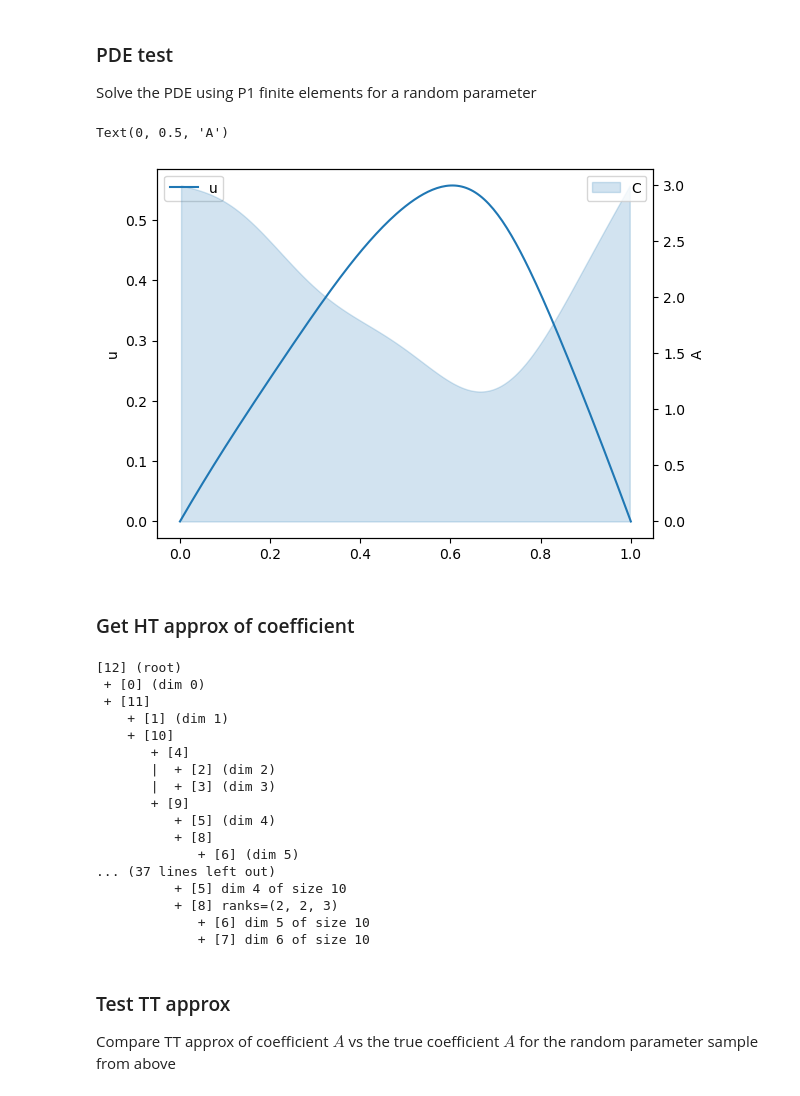
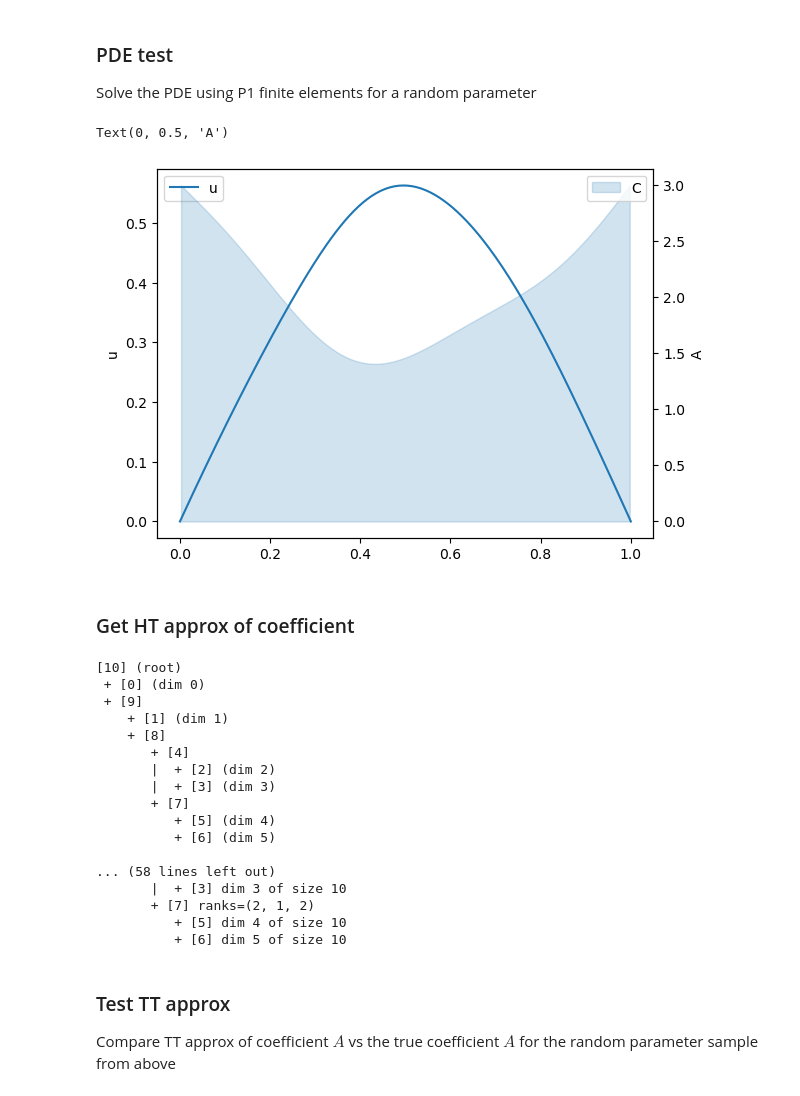
Before and after one commit to huberbenno/TT-IRT, a Jupyter notebook: python/htucker/tree_als_cross_test.ipynb, the cells around one changed output. Cells and saved outputs as stored; diff of their text form; code cells hidden in the pictures.

```diff
--- a/python/htucker/tree_als_cross_test.ipynb
+++ b/python/htucker/tree_als_cross_test.ipynb
@@ -15,8 +15,8 @@ class SimplePDE:
     Assemble components of matrix.
     """
 
-    if len(coeff) != 3:
-      raise Exception(f"Wrong number of matrix components ({len(coeff)} != 3).")
+    if len(coeff) != 2:
+      raise Exception(f"Wrong number of matrix components ({len(coeff)} != 2).")
 
     # diffusion component
     [nx, I] = np.shape(coeff[0])
@@ -33,17 +33,17 @@ class SimplePDE:
       A0.append(Ai)
 
     # convection component
-    [nx, I] = np.shape(coeff[1])
-    v = coeff[1][0,:]
-    # v= np.zeros_like(v)
-    A1 = []
-    for i in range(I):
-      # linearly dependent on v
-      Ai = np.zeros((self.N+1,self.N+1))
-      Ai.flat[1::self.N+2] = v[i]# set first upper diag
-      Ai.flat[self.N+1::self.N+2] = -v[i] # set first lower diag
-      Ai[[0,-1]] = 0 # for dirichlet boundary
-      A1.append(Ai)
+    # [nx, I] = np.shape(coeff[1])
+    # v = coeff[1][0,:]
+    # # v= np.zeros_like(v)
+    # A1 = []
+    # for i in range(I):
+    #   # linearly dependent on v
+    #   Ai = np.zeros((self.N+1,self.N+1))
+    #   Ai.flat[1::self.N+2] = v[i]# set first upper diag
+    #   Ai.flat[self.N+1::self.N+2] = -v[i] # set first lower diag
+    #   Ai[[0,-1]] = 0 # for dirichlet boundary
+    #   A1.append(Ai)
 
     # constant part (from boundary)
     [nx, I] = np.shape(coeff[1])
@@ -55,7 +55,7 @@ class SimplePDE:
       Ai[-1,-1] = 1
       A2.append(Ai)
 
-    return [A0, A1, A2]
+    return [A0, A2]
 
   def rhs(self, coeff):
     """
@@ -88,7 +88,7 @@ class SimplePDE:
     for i in range(I):
       A = self.matrix([coeff[0][k][:,i, np.newaxis] for k in range(len(coeff[0]))])
       b = self.rhs([coeff[1][k][:,i, np.newaxis] for k in range(len(coeff[1]))])
-      U.append(np.linalg.solve(A[0][0] + A[1][0] + A[2][0], b[0][0]).reshape((-1,1)))
+      U.append(np.linalg.solve(A[0][0] + A[1][0], b[0][0]).reshape((-1,1)))
 
     return U
 
@@ -105,7 +105,9 @@ class diffusion_coeff:
     for i, x in enumerate(X):
       k = np.arange(1,len(x)-1)
       c[i] += np.sum(k**-2. * np.sin(np.pi*k*x[0]/(self.Nx-1)) \
-                      * (x[k+1]/(self.Ny-1) - 0.5) * self.var)
+                      * (x[k]/(self.Ny-1) - 0.5) * self.var)
+      # c[i] += np.sum(k**-2. * np.sin(np.pi*k*x[0]/(self.Nx-1)) \
+                      # * (x[k+1]/(self.Ny-1) - 0.5) * self.var)
     return c
 # %% [markdown]
 ### PDE test
@@ -115,41 +117,43 @@ Solve the PDE using P1 finite elements for a random parameter
 Nx = 200    # spatial resolution
 Ny = 10       # parameter resolution
 n_a_param = 5 # number of parameters for diffusion coeff
-n_param = n_a_param + 1
+n_param = n_a_param
 offset = 3   # parameter mean
 var = 4       # 'variance' of the parameters
 v_min, v_max = -10, 10
 
 # get random params
 rng = np.random.default_rng()
 y = rng.uniform(0, Ny-1, n_a_param)
 v = rng.uniform(v_min, v_max)
-X = np.hstack([np.arange(Nx).reshape((-1,1)), np.zeros((Nx,1)), np.tile(y, [Nx,1])])
+# X = np.hstack([np.arange(Nx).reshape((-1,1)), np.zeros((Nx,1)), np.tile(y, [Nx,1])])
+X = np.hstack([np.arange(Nx).reshape((-1,1)), np.tile(y, [Nx,1])])
 
 cfun = diffusion_coeff(Nx, Ny, offset, var)
 
 C_true = cfun(X)
 
 PDE_fun = SimplePDE(Nx)
 
-U = PDE_fun.solve([[C_true.reshape(-1,1), v * np.ones((1,1)), np.ones((1,1))], [np.ones((1,1))]])
+U = PDE_fun.solve([[C_true.reshape(-1,1), np.ones((1,1))], [np.ones((1,1))]])
+# U = PDE_fun.solve([[C_true.reshape(-1,1), v * np.ones((1,1)), np.ones((1,1))], [np.ones((1,1))]])
 U = np.ravel(U[0])
 
 fig, ax = plt.subplots()
 ax2 = ax.twinx()
 
 x = np.arange(Nx+1) / Nx
 midpoints = (np.arange(Nx) + 0.5) / Nx
 p = ax.plot(x, U, label='u')
 ax2.fill_between((np.arange(len(C_true)) + 0.5) / (len(C_true)), C_true, alpha=0.2, color=p[0].get_color(), label='C')
 
 ax.set_ylabel('u')
 ax.legend(loc='upper left')
 ax2.legend(loc='upper right')
 ax2.set_ylabel('A')
 # %% [output]
 Text(0, 0.5, 'A')
-[figure, old version]
+[figure, new version]
 # %% [markdown]
 ### Get HT approx of coefficient
 # %%
@@ -157,16 +161,16 @@ from tree import Tree
 from tree_tensor import TreeBasedTensor
 from tree_cross import TreeCross
 
-tol = 1e-2
+tol = 1e-12
 param_shape = tuple([Ny] * n_param)
 
-tree = Tree.from_tupletree((0,(1,((2,3), (4,(5,6))))))
+tree = Tree.from_tupletree((0,(1,((2,3), (4,5)))))
 # tree = Tree.from_tupletree((0,(1,2)))
 tree.print()
 C_a = TreeBasedTensor.randn(tree, (Nx,) + param_shape, Ny)
 
 cross = TreeCross(C_a)
-cross.run(cfun, n_iter=25, eps=0, kickrank=1, verbose=True)
+cross.run(cfun, n_iter=50, eps=tol, kickrank=8, verbose=True)
 C_a.round(tol=tol)
 C_a.print()
 # # random init tensor
@@ -175,23 +179,23 @@ C_a.print()
 # C_a = tt.cross.rect_cross.cross(cfun, C_a, eps = 1e-8, kickrank=1)
 # C_a = C_a.round(1e-12)
 # %% [output]
-[12] (root)
+[10] (root)
  + [0] (dim 0)
- + [11]
+ + [9]
     + [1] (dim 1)
-    + [10]
+    + [8]
        + [4]
        |  + [2] (dim 2)
        |  + [3] (dim 3)
-       + [9]
+       + [7]
           + [5] (dim 4)
-          + [8]
-             + [6] (dim 5)
-... (37 lines left out)
+          + [6] (dim 5)
+
+... (58 lines left out)
+       |  + [3] dim 3 of size 10
+       + [7] ranks=(2, 1, 2)
           + [5] dim 4 of size 10
-          + [8] ranks=(2, 2, 3)
-             + [6] dim 5 of size 10
-             + [7] dim 6 of size 10
+          + [6] dim 5 of size 10
 # %% [markdown]
 ### Test TT approx
 
```
Also changed, not shown: parts of 5 cells of this notebook, 3 other files.
